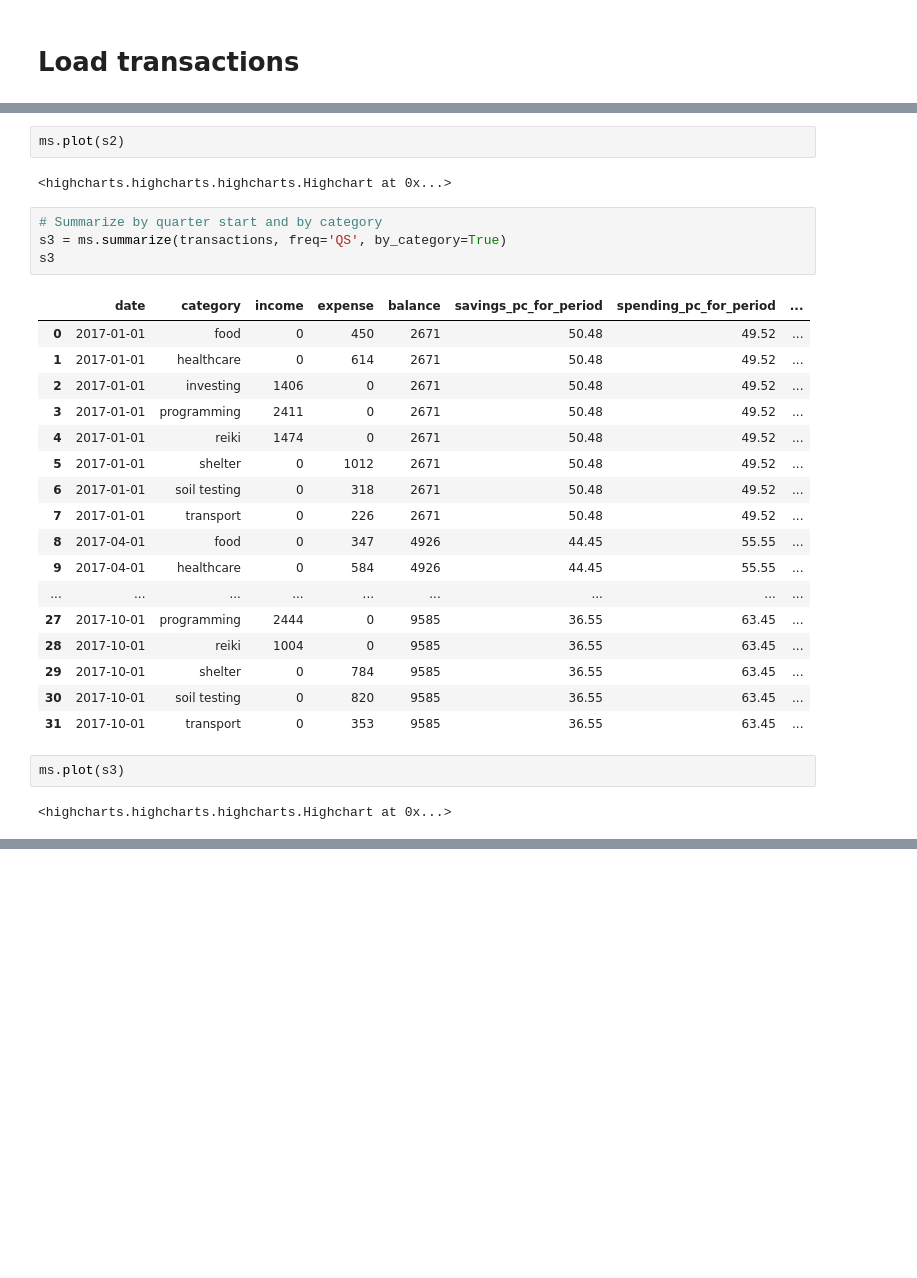
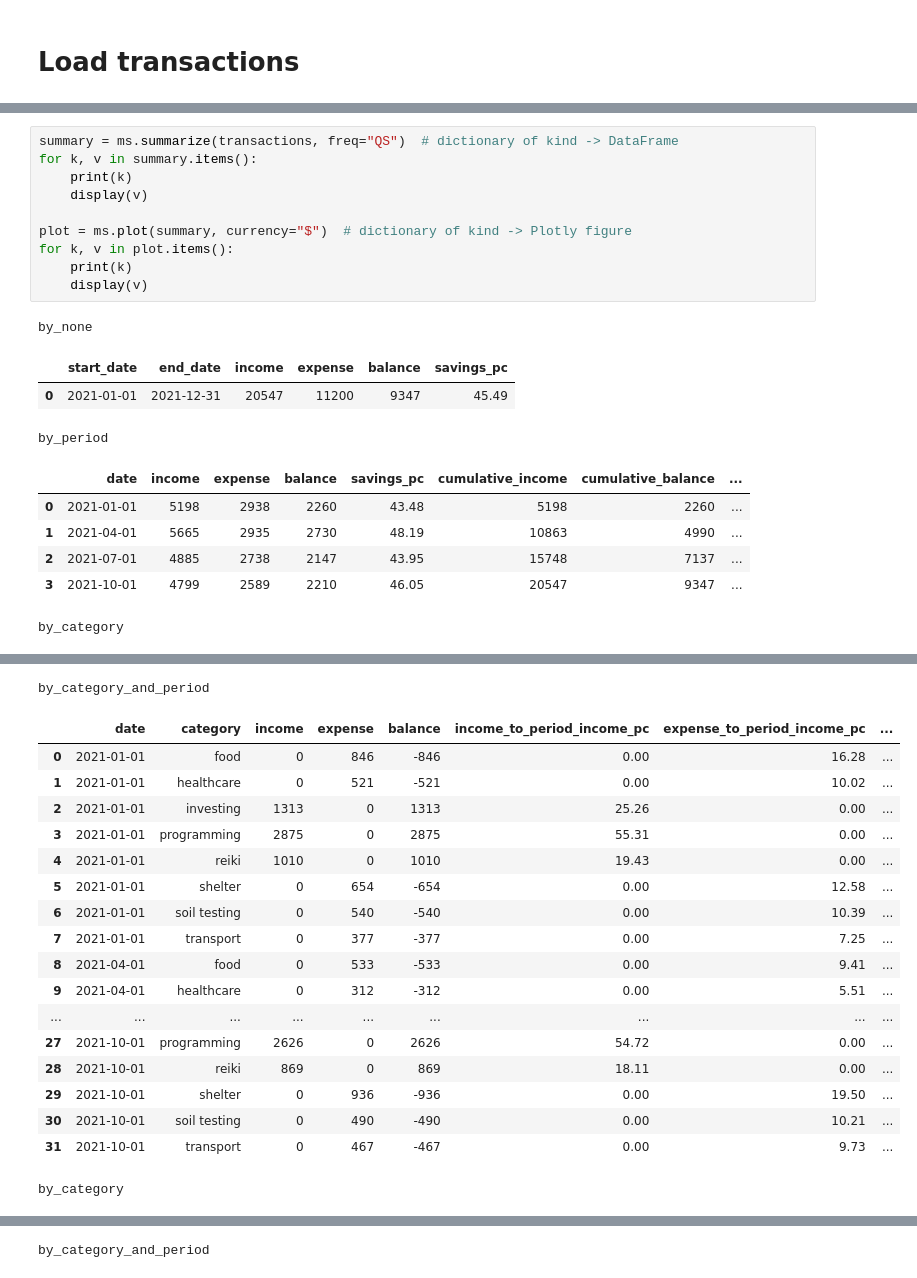
Before and after one commit to araichev/mustaching, a Jupyter notebook: notebooks/examples.ipynb, the cells around one changed output, grey strips where cells are left out. Cells and saved outputs as stored; diff of their text form; blank space fills up the shorter version.

```diff
--- a/notebooks/examples.ipynb
+++ b/notebooks/examples.ipynb
@@ -70,30 +37,21 @@ s2
-# %%
-ms.plot(s2)
-# %% [output]
-<highcharts.highcharts.highcharts.Highchart at 0x...>
-# %%
-# Summarize by quarter start and by category
-s3 = ms.summarize(transactions, freq='QS', by_category=True)
-s3
-# %% [output]
-|  | date | category | income | expense | balance | savings_pc_for_period | spending_pc_for_period | ... |
-| 0 | 2017-01-01 | food | 0 | 450 | 2671 | 50.48 | 49.52 | ... |
-| 1 | 2017-01-01 | healthcare | 0 | 614 | 2671 | 50.48 | 49.52 | ... |
-| 2 | 2017-01-01 | investing | 1406 | 0 | 2671 | 50.48 | 49.52 | ... |
-| 3 | 2017-01-01 | programming | 2411 | 0 | 2671 | 50.48 | 49.52 | ... |
-| 4 | 2017-01-01 | reiki | 1474 | 0 | 2671 | 50.48 | 49.52 | ... |
-| 5 | 2017-01-01 | shelter | 0 | 1012 | 2671 | 50.48 | 49.52 | ... |
-| 6 | 2017-01-01 | soil testing | 0 | 318 | 2671 | 50.48 | 49.52 | ... |
-| 7 | 2017-01-01 | transport | 0 | 226 | 2671 | 50.48 | 49.52 | ... |
-| 8 | 2017-04-01 | food | 0 | 347 | 4926 | 44.45 | 55.55 | ... |
-| 9 | 2017-04-01 | healthcare | 0 | 584 | 4926 | 44.45 | 55.55 | ... |
-| ... | ... | ... | ... | ... | ... | ... | ... | ... |
-| 27 | 2017-10-01 | programming | 2444 | 0 | 9585 | 36.55 | 63.45 | ... |
-| 28 | 2017-10-01 | reiki | 1004 | 0 | 9585 | 36.55 | 63.45 | ... |
-| 29 | 2017-10-01 | shelter | 0 | 784 | 9585 | 36.55 | 63.45 | ... |
-| 30 | 2017-10-01 | soil testing | 0 | 820 | 9585 | 36.55 | 63.45 | ... |
-| 31 | 2017-10-01 | transport | 0 | 353 | 9585 | 36.55 | 63.45 | ... |
-# %%
-ms.plot(s3)
-# %% [output]
-<highcharts.highcharts.highcharts.Highchart at 0x...>
+# %%
+summary = ms.summarize(transactions, freq="QS")  # dictionary of kind -> DataFrame
+for k, v in summary.items():
+    print(k)
+    display(v)
+
+plot = ms.plot(summary, currency="$")  # dictionary of kind -> Plotly figure
+for k, v in plot.items():
+    print(k)
+    display(v)
+# %% [output]
+by_none
+|  | start_date | end_date | income | expense | balance | savings_pc |
+| 0 | 2021-01-01 | 2021-12-31 | 20547 | 11200 | 9347 | 45.49 |
+by_period
+|  | date | income | expense | balance | savings_pc | cumulative_income | cumulative_balance | ... |
+| 0 | 2021-01-01 | 5198 | 2938 | 2260 | 43.48 | 5198 | 2260 | ... |
+| 1 | 2021-04-01 | 5665 | 2935 | 2730 | 48.19 | 10863 | 4990 | ... |
+| 2 | 2021-07-01 | 4885 | 2738 | 2147 | 43.95 | 15748 | 7137 | ... |
+| 3 | 2021-10-01 | 4799 | 2589 | 2210 | 46.05 | 20547 | 9347 | ... |
+by_category
@@ -99,0 +67,19 @@ ms.plot(s3)
+by_category_and_period
+|  | date | category | income | expense | balance | income_to_period_income_pc | expense_to_period_income_pc | ... |
+| 0 | 2021-01-01 | food | 0 | 846 | -846 | 0.00 | 16.28 | ... |
+| 1 | 2021-01-01 | healthcare | 0 | 521 | -521 | 0.00 | 10.02 | ... |
+| 2 | 2021-01-01 | investing | 1313 | 0 | 1313 | 25.26 | 0.00 | ... |
+| 3 | 2021-01-01 | programming | 2875 | 0 | 2875 | 55.31 | 0.00 | ... |
+| 4 | 2021-01-01 | reiki | 1010 | 0 | 1010 | 19.43 | 0.00 | ... |
+| 5 | 2021-01-01 | shelter | 0 | 654 | -654 | 0.00 | 12.58 | ... |
+| 6 | 2021-01-01 | soil testing | 0 | 540 | -540 | 0.00 | 10.39 | ... |
+| 7 | 2021-01-01 | transport | 0 | 377 | -377 | 0.00 | 7.25 | ... |
+| 8 | 2021-04-01 | food | 0 | 533 | -533 | 0.00 | 9.41 | ... |
+| 9 | 2021-04-01 | healthcare | 0 | 312 | -312 | 0.00 | 5.51 | ... |
+| ... | ... | ... | ... | ... | ... | ... | ... | ... |
+| 27 | 2021-10-01 | programming | 2626 | 0 | 2626 | 54.72 | 0.00 | ... |
+| 28 | 2021-10-01 | reiki | 869 | 0 | 869 | 18.11 | 0.00 | ... |
+| 29 | 2021-10-01 | shelter | 0 | 936 | -936 | 0.00 | 19.50 | ... |
+| 30 | 2021-10-01 | soil testing | 0 | 490 | -490 | 0.00 | 10.21 | ... |
+| 31 | 2021-10-01 | transport | 0 | 467 | -467 | 0.00 | 9.73 | ... |
+by_category
@@ -99,0 +87 @@ ms.plot(s3)
+by_category_and_period
```
Also changed, not shown: parts of 9 cells of this notebook, 8 other files.
